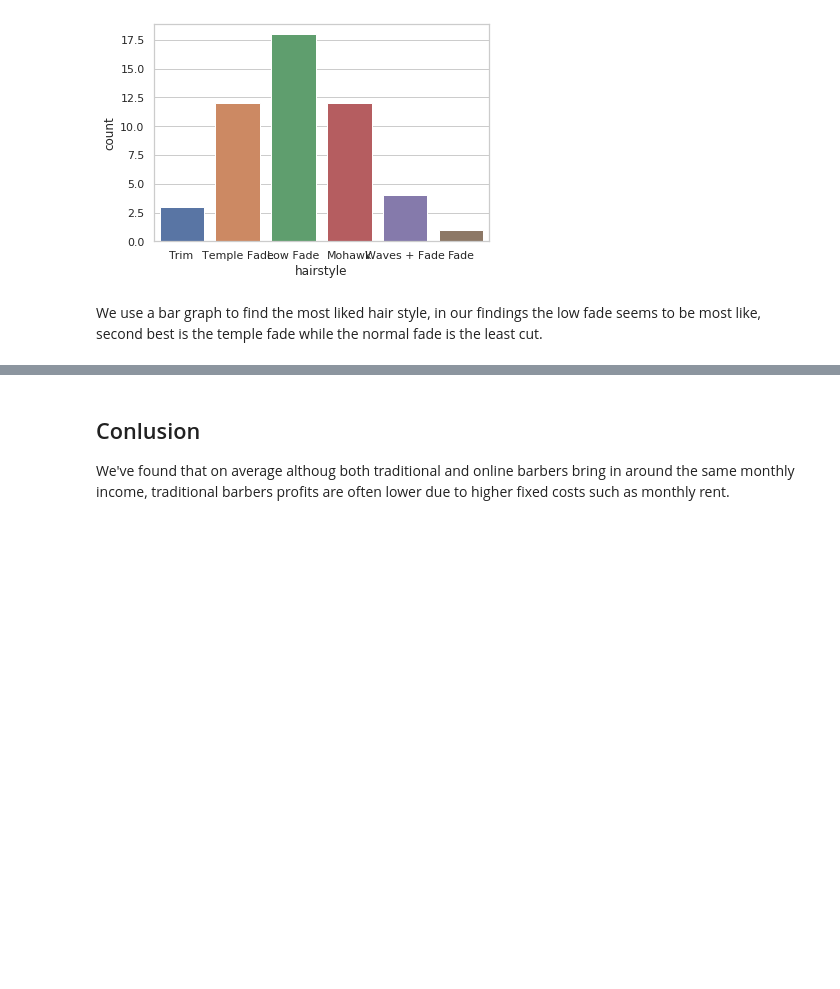
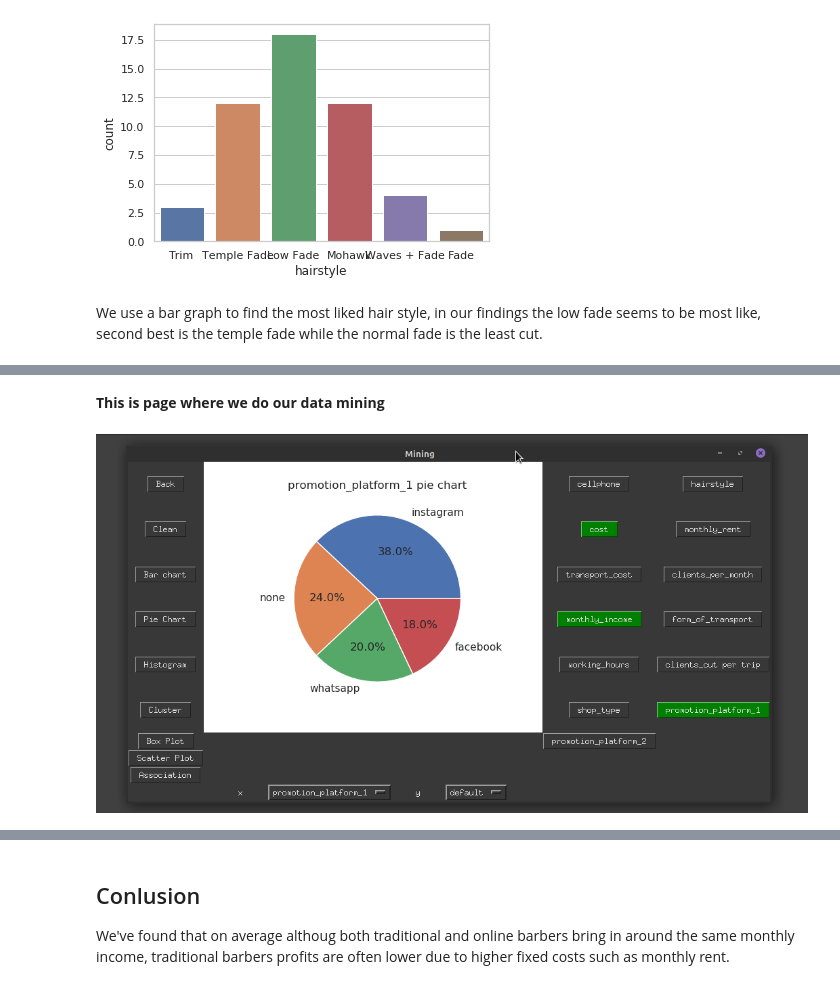
Before and after one commit to Pelema/dwm, a Jupyter notebook: asg2.ipynb, the cells around one changed output, grey strips where cells are left out. Drawn from its saved outputs; the diff is of its cells as text; code cells hidden in the pictures; blank space fills up the shorter version.

```diff
--- a/asg2.ipynb
+++ b/asg2.ipynb
@@ -441,0 +453,6 @@ We use a bar graph to find the most liked hair style, in our findings the low fa
+# %% [markdown]
+**This is page where we do our data mining**
+# %%
+Image(filename= "./mining.png")
+# %% [output]
+[figure, added]
```
Also changed, not shown: parts of 7 cells of this notebook, 3 other files.
